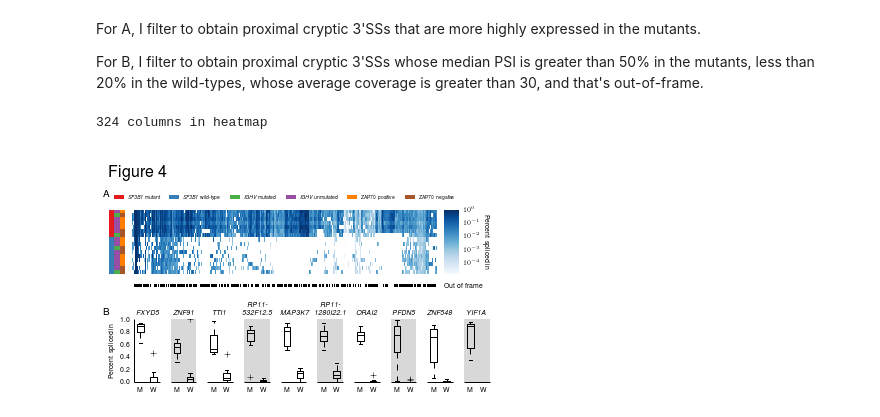
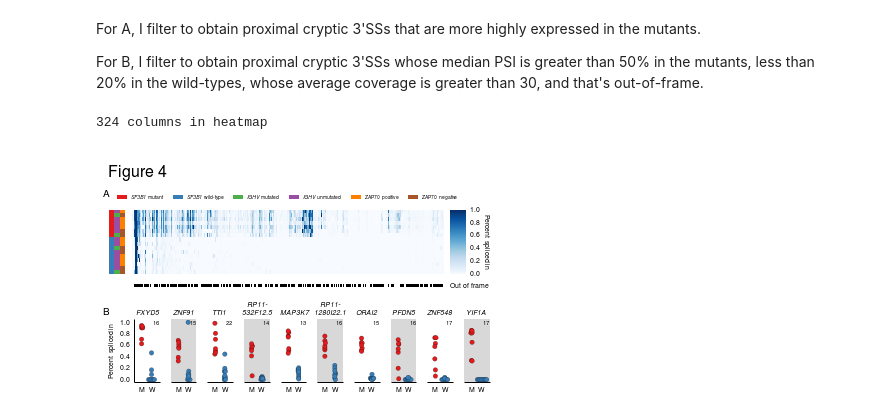
Before and after one commit to cdeboever3/deboever-sf3b1-2015, a Jupyter notebook: notebooks/figure04.ipynb, the cells around one changed output. Saved outputs shown, nothing was run; the diff lists cells and outputs as text; code cells hidden in the pictures.

```diff
--- a/notebooks/figure04.ipynb
+++ b/notebooks/figure04.ipynb
@@ -56,6 +57,9 @@ results = pd.read_table(ds.cll_dexseq_results,
                         index_col=0,
                         header=0)
 
+bp_analysis = pd.read_table(ds.proximal_single_bp_second,
+                            index_col=0, header=0)
+
 ighv_zap70 = pd.read_table(ds.ighv_zap70,
                            index_col=0,
                            header=0)
@@ -155,8 +159,8 @@ heatmapAX = fig.add_subplot(gs[1, 1])
 im = heatmapAX.imshow(psi, aspect='auto',
                       origin='lower',
                       interpolation='nearest',
-                      cmap=cm.Blues,
-                      norm=LogNorm())
+                      cmap=cm.Blues,)
+                      #norm=LogNorm())
 print('{:,} columns in heatmap'.format(psi.shape[1]))
 for l in heatmapAX.get_xticklines() + heatmapAX.get_yticklines():
     l.set_markersize(0)
@@ -176,6 +180,10 @@ for l in colorbarAX.get_yticklines():
     l.set_markersize(0)
 cb.set_label('Percent spliced in',
              rotation=270, labelpad=10)
+#cb.set_ticks([0, 0.25, 0.5, 0.75, 1])
+#cb.set_ticklabels(['0', '0.25', '0.5', '0.75', '1'])
+cb.set_ticks([0, 0.2, 0.4, 0.6, 0.8, 1])
+cb.set_ticklabels(['0.0', '0.2', '0.4', '0.6', '0.8', '1.0'])
 
 ### sample colorbar axis
 sample_colorbarAX = fig.add_subplot(gs[1, 0])
@@ -243,15 +251,16 @@ gs.tight_layout(fig, rect = [0, 0.42, 1, 0.42 * 2])
 # B
 b_gs = gridspec.GridSpec(1, psi_high.shape[0])
 
+c = 'condition'
+d = dict(zip(meta.ix[meta_color.major_axis, c],
+             meta_color.ix[c].values))
+
 for i, ind in enumerate(psi_high.index):
     ax = fig.add_subplot(b_gs[0, i])
-    b = ax.boxplot([psi_high.ix[ind, cll_muts],
-                    psi_high.ix[ind, cll_wts]],
-                   widths=0.5)
-    for part in ['boxes', 'caps', 'fliers', 'medians', 'whiskers']:
-        for thing in b[part]:
-            thing.set_color('black')
-    ax.set_xticklabels(['M', 'W'])
+    bs, ax = beeswarm.beeswarm([psi_high.ix[ind, cll_muts], psi_high.ix[ind, cll_wts]],
+                               method='hex', labels=['M', 'W'],
+                               col=[d['MUT'], d['WT']], ax=ax, s=3,
+                               edgecolor='black', lw=0.2)
     g = results.ix[ind, 'gene_name']
     if g[0:2] == 'RP' and '-' in g:
         top, bottom = g.split('-')
@@ -267,31 +276,37 @@ for i, ind in enumerate(psi_high.index):
                  style='italic',
                  multialignment='center')
     ax.spines['right'].set_visible(False)
     ax.spines['top'].set_visible(False)
     ax.spines['left'].set_visible(False)
     for l in ax.get_xticklines() + ax.get_yticklines():
         l.set_markersize(0)
     if i % 2 == 1:
         ax.set_axis_bgcolor('#D8D8D8')
 
     ax.spines['right'].set_visible(False)
     ax.spines['top'].set_visible(False)
     if i == 0:
         ax.set_ylabel('Percent spliced in')
         ax.spines['left'].set_visible(True)
         ax.yaxis.set_major_formatter(ds.string_format)
     else:
         ax.set_yticks([])
         ax.spines['left'].set_visible(False)
+    xa, xb = ax.set_xlim(-0.8, 1.8)
+    ya, yb = ax.set_ylim(-0.05, 1.05)
+
+    # label distance from predicted BP to cryptic 3'SS
+    ax.text(1.8, 1.04, int(bp_analysis.ix[ind, 'bp_proximal_dist']),
+            fontsize=6, va='top', ha='right')
 
 b_gs.tight_layout(fig, rect = [0, 0, 1, 0.42])
 
 t = fig.text(0.005, 0.81, 'A', weight='bold',
              size=ds.subfigure_label_fontsize)
 t = fig.text(0.005, 0.34, 'B', weight='bold',
              size=ds.subfigure_label_fontsize)
 
 fig.savefig(os.path.join(outdir, 'figure04.pdf'), dpi=600)
 # %% [output]
 324 columns in heatmap
-[figure, old version]
+[figure, new version]
```
Also changed, not shown: parts of 1 cell of this notebook, 1 other file.
